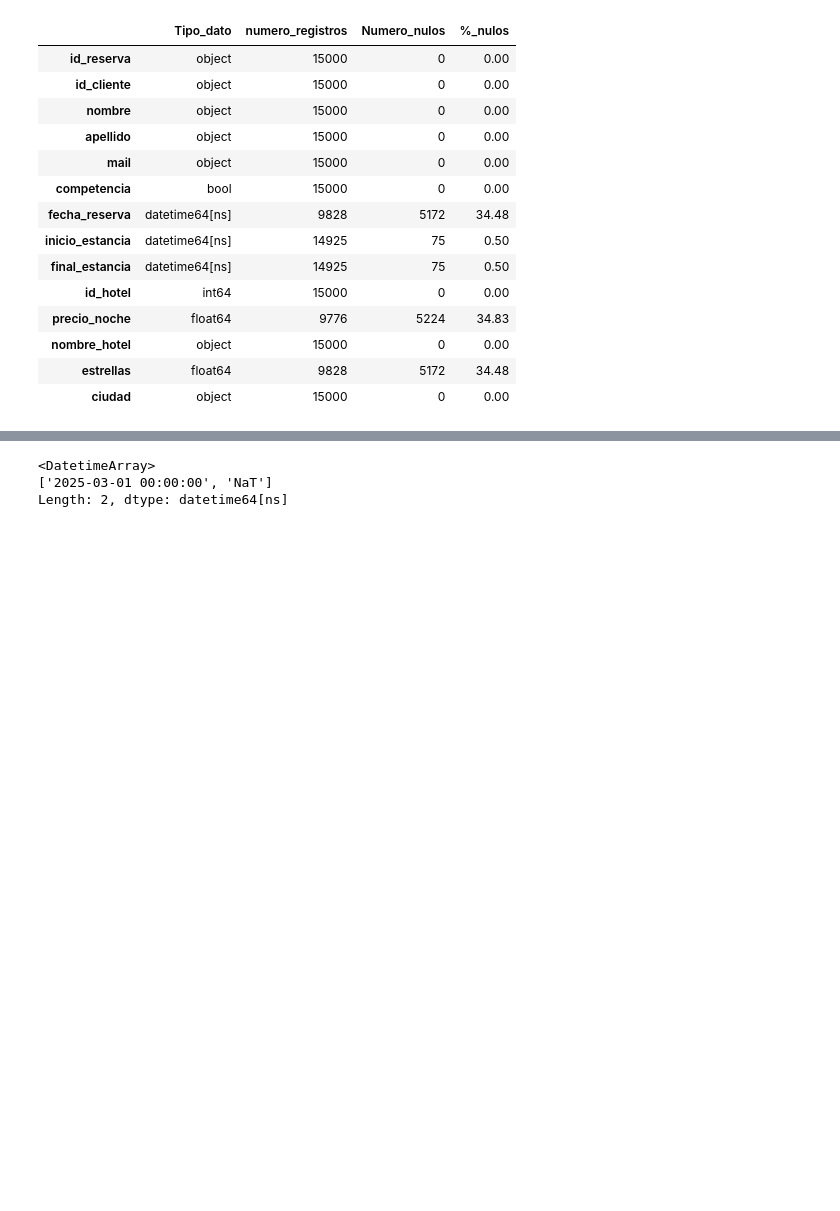
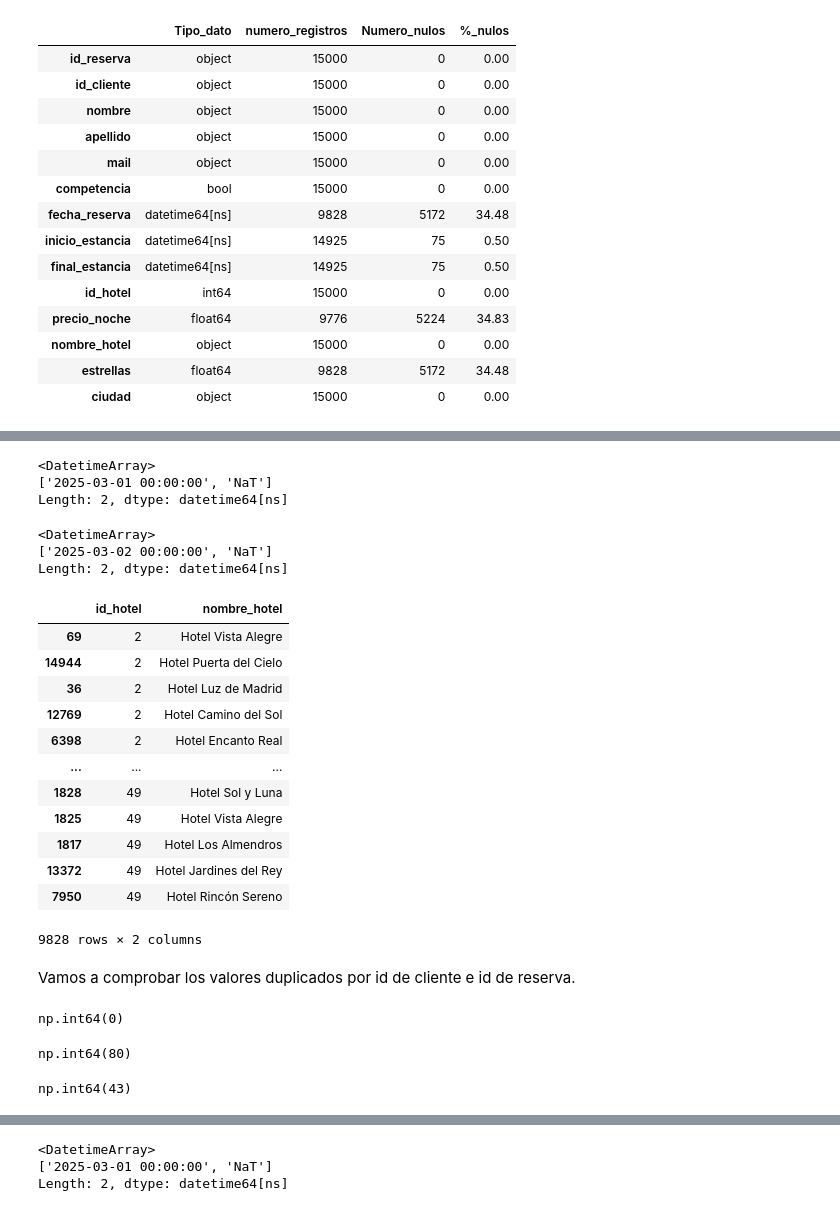
Before and after one commit to Gabijc/Proyecto_ETL_Hoteles, a Jupyter notebook: Notebooks/Analisis_inicial.ipynb, the cells around one changed output, grey strips where cells are left out. Drawn from its saved outputs; the diff is of its cells as text; code cells hidden in the pictures; blank space fills up the shorter version.

```diff
--- a/Notebooks/Analisis_inicial.ipynb
+++ b/Notebooks/Analisis_inicial.ipynb
@@ -137,0 +275,4 @@ Modificación realizada con éxito.
+# %%
+# Filtramos por las columnas que contienen False.
+hoteles_grupo = data[data["competencia"] == False]
+hoteles_grupo.head()
@@ -137,0 +308,48 @@ Modificación realizada con éxito.
+# %%
+# Vamos a comprobar que valores tenemos en la columna de inicio de estancia
+hoteles_grupo["inicio_estancia"].unique()
+# %% [output]
+<DatetimeArray>
+['2025-03-01 00:00:00', 'NaT']
+Length: 2, dtype: datetime64[ns]
+# %%
+# Vamos a comprobar que valores tenemos en la columna de final de estancia
+hoteles_grupo["final_estancia"].unique()
+# %% [output]
+<DatetimeArray>
+['2025-03-02 00:00:00', 'NaT']
+Length: 2, dtype: datetime64[ns]
+# %%
+# Vamos a revisar los nombres de los hoteles y su id_correspondiente
+hoteles_grupo[["id_hotel","nombre_hotel"]].sort_values("id_hotel")
+# %% [output]
+|  | id_hotel | nombre_hotel |
+| 69 | 2 | Hotel Vista Alegre |
+| 14944 | 2 | Hotel Puerta del Cielo |
+| 36 | 2 | Hotel Luz de Madrid |
+| 12769 | 2 | Hotel Camino del Sol |
+| 6398 | 2 | Hotel Encanto Real |
+| ... | ... | ... |
+| 1828 | 49 | Hotel Sol y Luna |
+| 1825 | 49 | Hotel Vista Alegre |
+| 1817 | 49 | Hotel Los Almendros |
+| 13372 | 49 | Hotel Jardines del Rey |
+| 7950 | 49 | Hotel Rincón Sereno |
+9828 rows × 2 columns
+# %% [markdown]
+Vamos a comprobar los valores duplicados por id de cliente e id de reserva.
+# %%
+# Revisamos duplicados por id de reserva, los cuales no deberían existir
+hoteles_grupo["id_reserva"].duplicated().sum()
+# %% [output]
+np.int64(0)
+# %%
+# Revisamos duplicados por id de cliente, los cuales pueden existir, pero hay que revisar su casuística en caso de que existan
+hoteles_grupo["id_cliente"].duplicated().sum()
+# %% [output]
+np.int64(80)
+# %%
+# Revisanos los duplicados por mail
+hoteles_grupo["mail"].duplicated().sum()
+# %% [output]
+np.int64(43)
```
Also changed, not shown: parts of 79 cells of this notebook.
